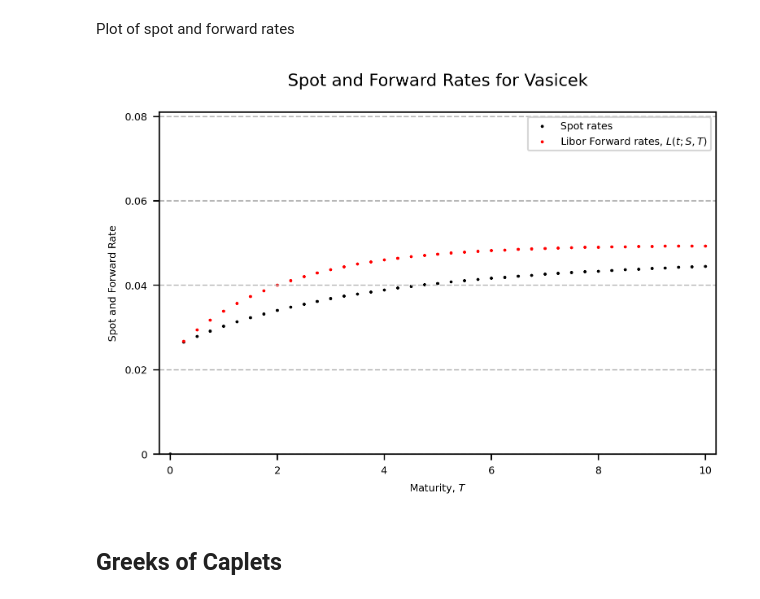
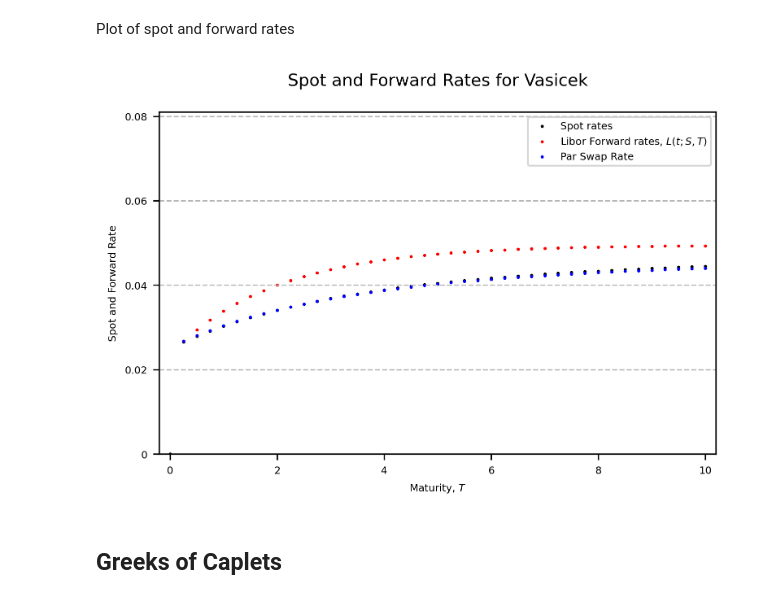
Before and after one commit to HansChristianPOLIT/Fixed-Income-Derivatives, a Jupyter notebook: Greeks.ipynb, the cells around one changed output. Drawn from its saved outputs; the diff is of its cells as text; code cells hidden in the pictures.

```diff
--- a/Greeks.ipynb
+++ b/Greeks.ipynb
@@ -41,29 +41,31 @@ Plot of spot and forward rates
 # %%
 fig = plt.figure(constrained_layout=False, dpi = 300, figsize = (6,4))
 fig.suptitle(f"Spot and Forward Rates for Vasicek", fontsize = 10)
 gs = fig.add_gridspec(nrows=1,ncols=1,left=0.12,bottom=0.2,right=0.88,top=0.90,wspace=0,hspace=0)
 ax = fig.add_subplot(gs[0,0])
 plt.grid(which='minor', color='grey', linestyle='--')
 
 xticks = [0,2,4,6,8,10]
 ax.set_xticks(xticks)
 ax.set_xticklabels(xticks,fontsize = 6)
 ax.set_xlim([xticks[0]-0.2,xticks[-1]+0.2])
 plt.xlabel(f"Maturity, $T$",fontsize =6)
 ax.set_yticks([0,0.02,0.04,0.06,0.08])
 ax.set_yticklabels([0,0.02,0.04,0.06,0.08],fontsize = 6)
 ax.set_ylim([0,0.081])
 plt.ylabel(f"Spot and Forward Rate",fontsize = 6)
 plt.grid(axis = 'y', which='major', color=(0.7,0.7,0.7,0), linestyle='--')
 p1 = ax.scatter(T[0:], R[0:], s = 3, color = 'black', marker = ".",label="Spot rates")
 p2 = ax.scatter(T[1:], f_libor_3m[1:], s = 3, color = 'red', marker = ".",label="Libor Forward rates, $L(t;S,T)$")
-plots = [p1,p2]
+p3 = ax.scatter(T[1:], R_swap[1:], s=3, color='blue', marker='.', linestyle='-', label="Par Swap Rate") # smack on forward rates
+
+plots = [p1,p2,p3]
 labels = [item.get_label() for item in plots]
 ax.legend(plots,labels,loc="upper right",fontsize = 6)
 #
 plt.show()
 # %% [output]
-[figure, old version]
+[figure, new version]
 # %% [markdown]
 ## Greeks of Caplets
 # %% [markdown]
```
Also changed, not shown: parts of 12 cells of this notebook, 1 other file.
